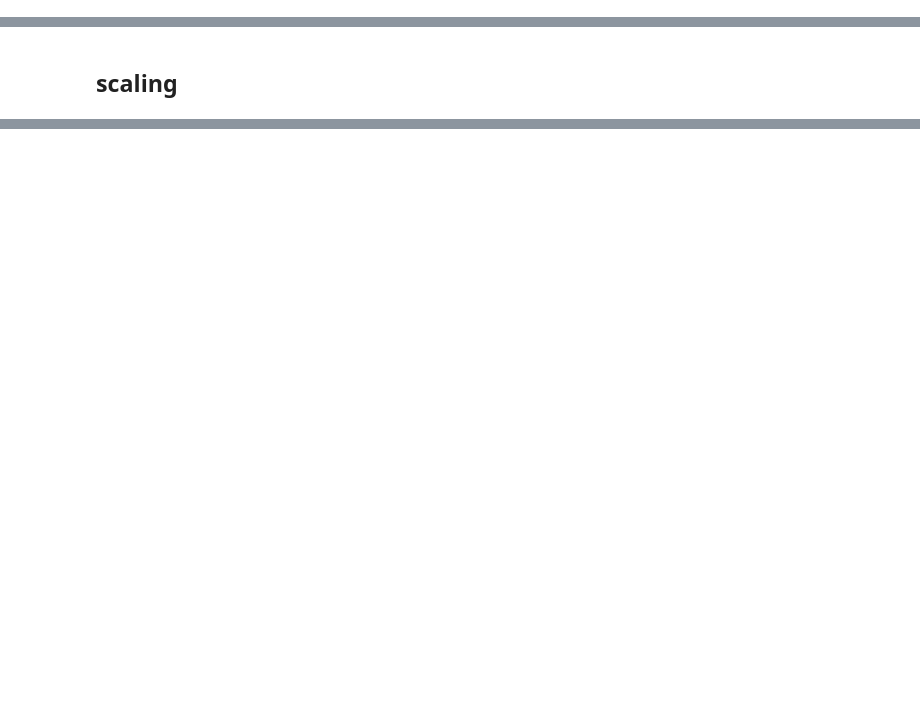
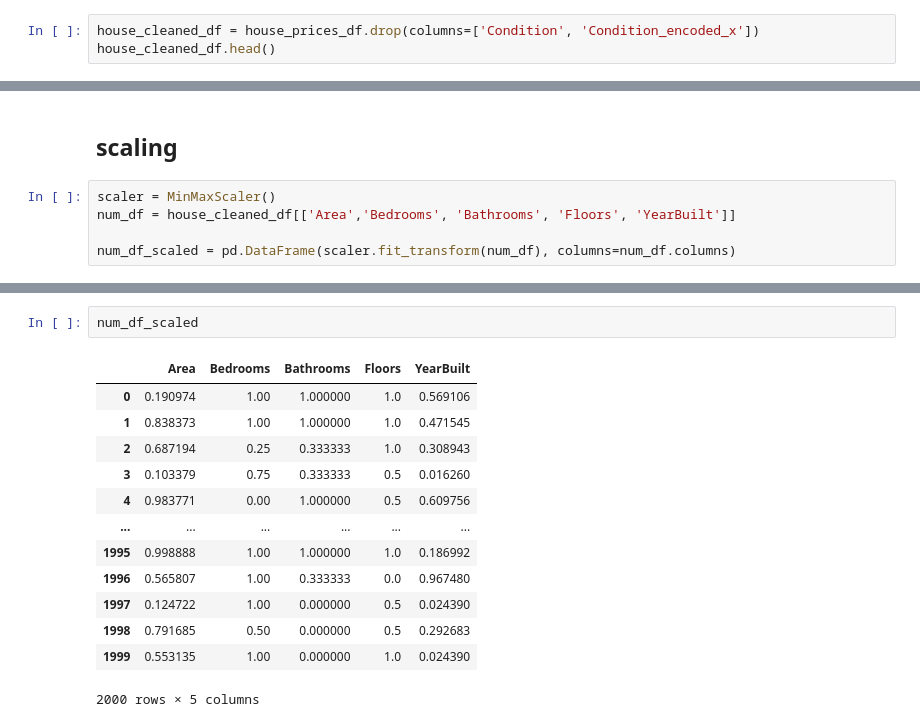
Before and after one commit to NurulAis/house-price, a Jupyter notebook: notebook.ipynb, the cells around one changed output, grey strips where cells are left out. Drawn from its saved outputs; the diff is of its cells as text; blank space fills up the shorter version.

```diff
--- a/notebook.ipynb
+++ b/notebook.ipynb
@@ -261,3 +274,6 @@ house_prices_df.head()
 | 2 | 3592 | 2 | 2 | 3 | 1938 | 266746 | 2.0 | Good | ... |
 | 3 | 966 | 4 | 2 | 2 | 1902 | 244020 | 1.0 | Fair | ... |
 | 4 | 4926 | 1 | 4 | 2 | 1975 | 636056 | 1.0 | Fair | ... |
+# %%
+house_cleaned_df = house_prices_df.drop(columns=['Condition', 'Condition_encoded_x'])
+house_cleaned_df.head()
@@ -264,2 +287,7 @@ house_prices_df.head()
 # %% [markdown]
 ## scaling
+# %%
+scaler = MinMaxScaler()
+num_df = house_cleaned_df[['Area','Bedrooms', 'Bathrooms', 'Floors', 'YearBuilt']]
+
+num_df_scaled = pd.DataFrame(scaler.fit_transform(num_df), columns=num_df.columns)
@@ -265,0 +331,16 @@ house_prices_df.head()
+# %%
+num_df_scaled
+# %% [output]
+|  | Area | Bedrooms | Bathrooms | Floors | YearBuilt |
+| 0 | 0.190974 | 1.00 | 1.000000 | 1.0 | 0.569106 |
+| 1 | 0.838373 | 1.00 | 1.000000 | 1.0 | 0.471545 |
+| 2 | 0.687194 | 0.25 | 0.333333 | 1.0 | 0.308943 |
+| 3 | 0.103379 | 0.75 | 0.333333 | 0.5 | 0.016260 |
+| 4 | 0.983771 | 0.00 | 1.000000 | 0.5 | 0.609756 |
+| ... | ... | ... | ... | ... | ... |
+| 1995 | 0.998888 | 1.00 | 1.000000 | 1.0 | 0.186992 |
+| 1996 | 0.565807 | 1.00 | 0.333333 | 0.0 | 0.967480 |
+| 1997 | 0.124722 | 1.00 | 0.000000 | 0.5 | 0.024390 |
+| 1998 | 0.791685 | 0.50 | 0.000000 | 0.5 | 0.292683 |
+| 1999 | 0.553135 | 1.00 | 0.000000 | 1.0 | 0.024390 |
+2000 rows × 5 columns
```
Also changed, not shown: parts of 21 cells of this notebook.
